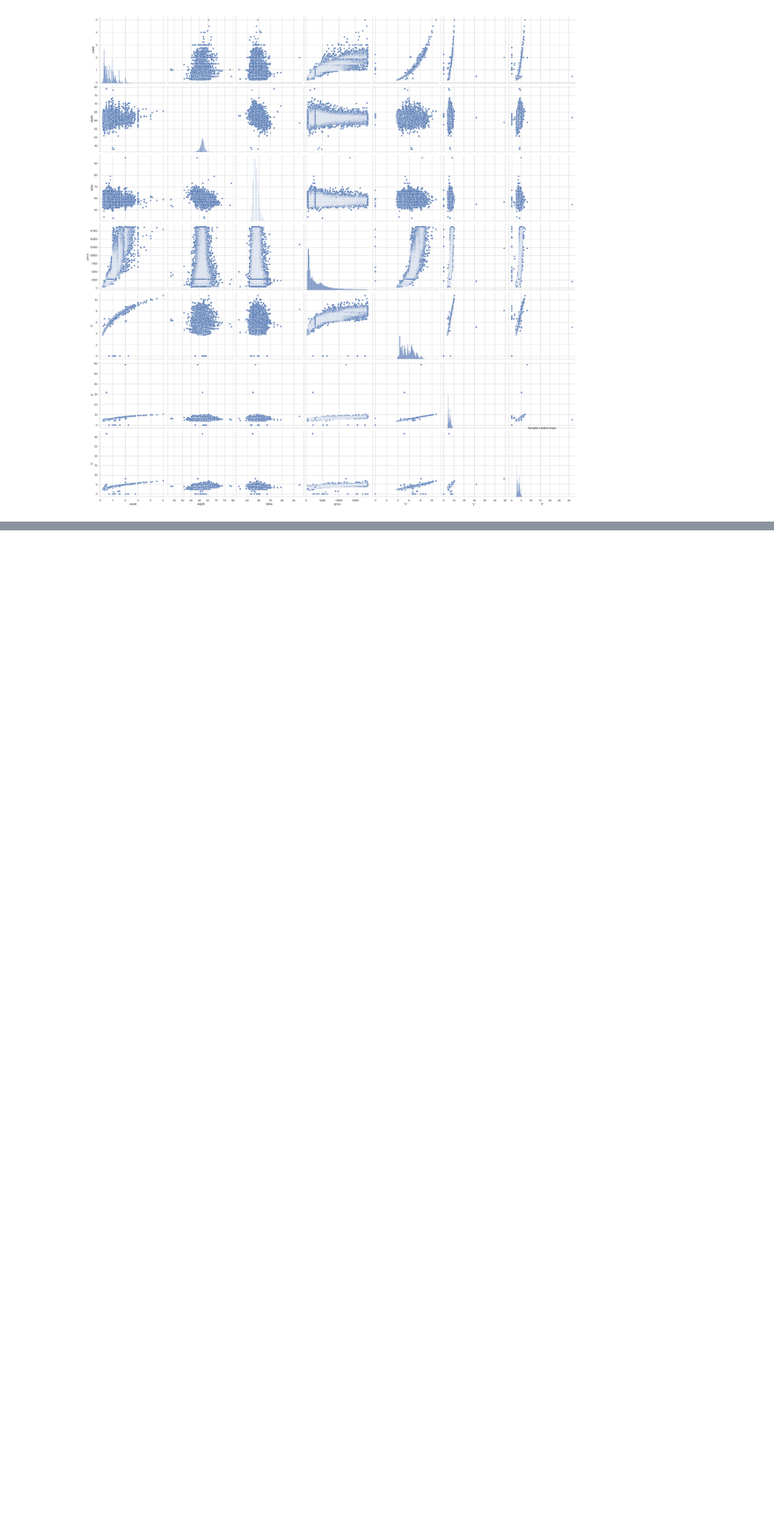
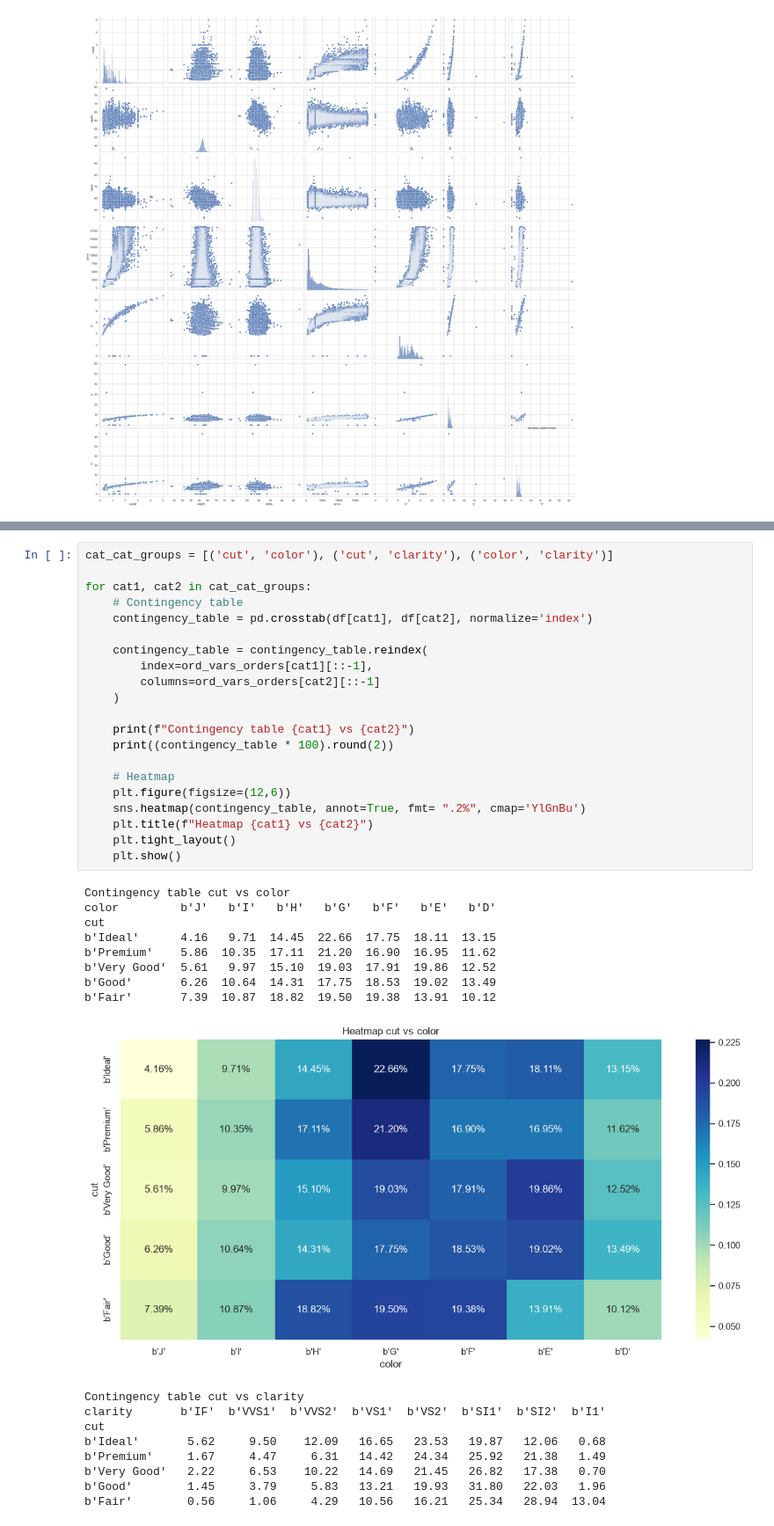
Before and after one commit to ssergioogj/Machine-Learning-Guide, a Jupyter notebook: supervised_learning/clasification/classification.ipynb, the cells around one changed output, grey strips where cells are left out. Shown at 88% size. Saved outputs shown, nothing was run; the diff lists cells and outputs as text; blank space fills up the shorter version.

```diff
--- a/supervised_learning/clasification/classification.ipynb
+++ b/supervised_learning/clasification/classification.ipynb
@@ -331,0 +405,39 @@ plt.show()
+# %%
+cat_cat_groups = [('cut', 'color'), ('cut', 'clarity'), ('color', 'clarity')]
+
+for cat1, cat2 in cat_cat_groups:
+    # Contingency table
+    contingency_table = pd.crosstab(df[cat1], df[cat2], normalize='index')
+
+    contingency_table = contingency_table.reindex(
+        index=ord_vars_orders[cat1][::-1],
+        columns=ord_vars_orders[cat2][::-1]
+    )
+
+    print(f"Contingency table {cat1} vs {cat2}")
+    print((contingency_table * 100).round(2))
+
+    # Heatmap
+    plt.figure(figsize=(12,6))
+    sns.heatmap(contingency_table, annot=True, fmt= ".2%", cmap='YlGnBu')
+    plt.title(f"Heatmap {cat1} vs {cat2}")
+    plt.tight_layout()
+    plt.show()
+# %% [output]
+Contingency table cut vs color
+color         b'J'   b'I'   b'H'   b'G'   b'F'   b'E'   b'D'
+cut
+b'Ideal'      4.16   9.71  14.45  22.66  17.75  18.11  13.15
+b'Premium'    5.86  10.35  17.11  21.20  16.90  16.95  11.62
+b'Very Good'  5.61   9.97  15.10  19.03  17.91  19.86  12.52
+b'Good'       6.26  10.64  14.31  17.75  18.53  19.02  13.49
+b'Fair'       7.39  10.87  18.82  19.50  19.38  13.91  10.12
+[figure, added]
+Contingency table cut vs clarity
+clarity       b'IF'  b'VVS1'  b'VVS2'  b'VS1'  b'VS2'  b'SI1'  b'SI2'  b'I1'
+cut
+b'Ideal'       5.62     9.50    12.09   16.65   23.53   19.87   12.06   0.68
+b'Premium'     1.67     4.47     6.31   14.42   24.34   25.92   21.38   1.49
+b'Very Good'   2.22     6.53    10.22   14.69   21.45   26.82   17.38   0.70
+b'Good'        1.45     3.79     5.83   13.21   19.93   31.80   22.03   1.96
+b'Fair'        0.56     1.06     4.29   10.56   16.21   25.34   28.94  13.04
```
Also changed, not shown: parts of 11 cells of this notebook.
